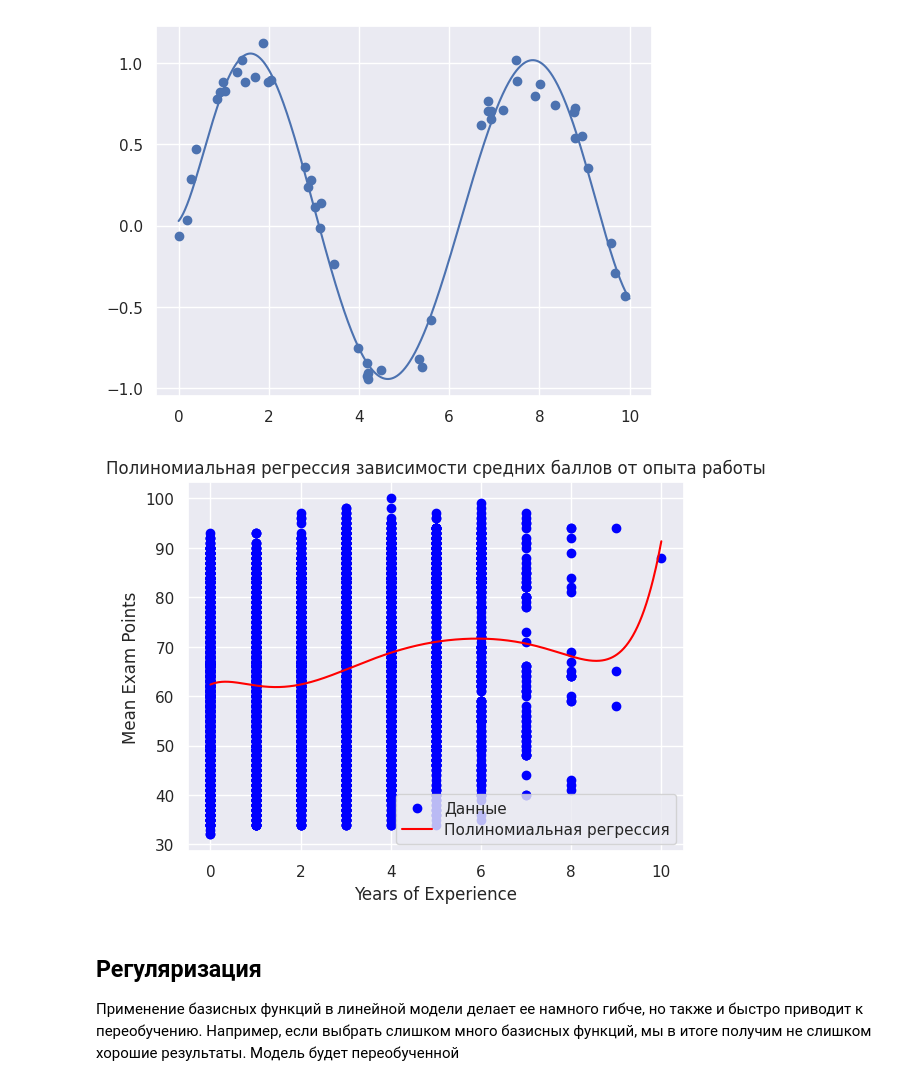
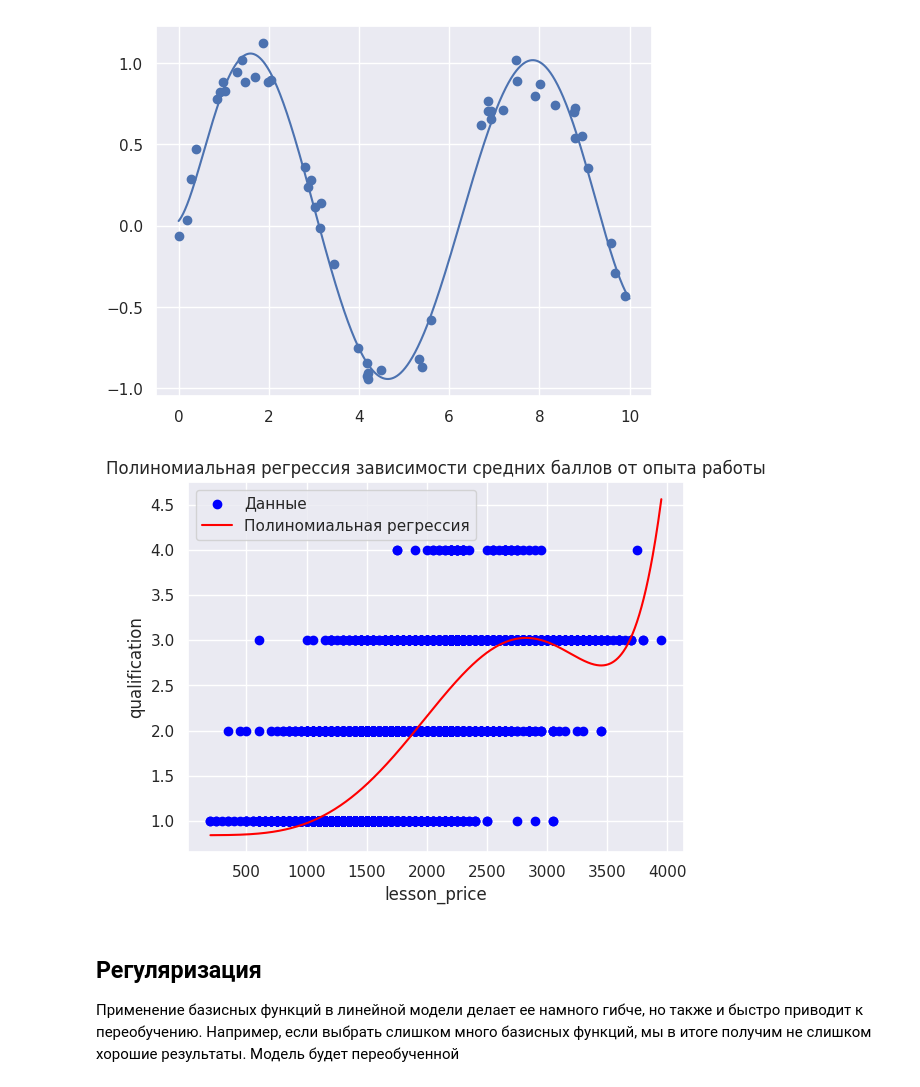
Before and after one commit to b221b/vis43, a Jupyter notebook: Машинное Обучение/Lab05_-_RegClassCluster/Lab05_homework.ipynb, the cells around one changed output. Cells and saved outputs as stored; diff of their text form; code cells hidden in the pictures.

```diff
--- a/Машинное Обучение/Lab05_-_RegClassCluster/Lab05_homework.ipynb
+++ b/Машинное Обучение/Lab05_-_RegClassCluster/Lab05_homework.ipynb
@@ -178,38 +536,38 @@ plt.plot(xfit, yfit)
 # %%
 import pandas as pd
 import numpy as np
 import matplotlib.pyplot as plt
 from sklearn.pipeline import make_pipeline
 from sklearn.preprocessing import PolynomialFeatures
 from sklearn.linear_model import LinearRegression
 
 # Загрузка данных из CSV файла с разделителем ;
 data = pd.read_csv('exam_регр.csv', sep=';')
 
 # Извлечение переменных
-x = data['years_of_experience'].values
-y = data['mean_exam_points'].values
+x = data['lesson_price'].values
+y = data['qualification'].values
 
 # Создание модели полиномиальной регрессии
 poly_model = make_pipeline(PolynomialFeatures(7), LinearRegression())
 
 # Обучение модели
 poly_model.fit(x[:, np.newaxis], y)
 
 # Создание точек для предсказания
 xfit = np.linspace(x.min(), x.max(), 1000)
 yfit = poly_model.predict(xfit[:, np.newaxis])
 
 # Построение графика
 plt.scatter(x, y, label='Данные', color='blue')
 plt.plot(xfit, yfit, label='Полиномиальная регрессия', color='red')
-plt.xlabel('Years of Experience')
-plt.ylabel('Mean Exam Points')
+plt.xlabel('lesson_price')
+plt.ylabel('qualification')
 plt.title('Полиномиальная регрессия зависимости средних баллов от опыта работы')
 plt.legend()
 plt.show()
 # %% [output]
-[figure, old version]
+[figure, new version]
 # %% [markdown]
 ## Регуляризация
 
```
Also changed, not shown: parts of 7 cells of this notebook, 5 other files.
